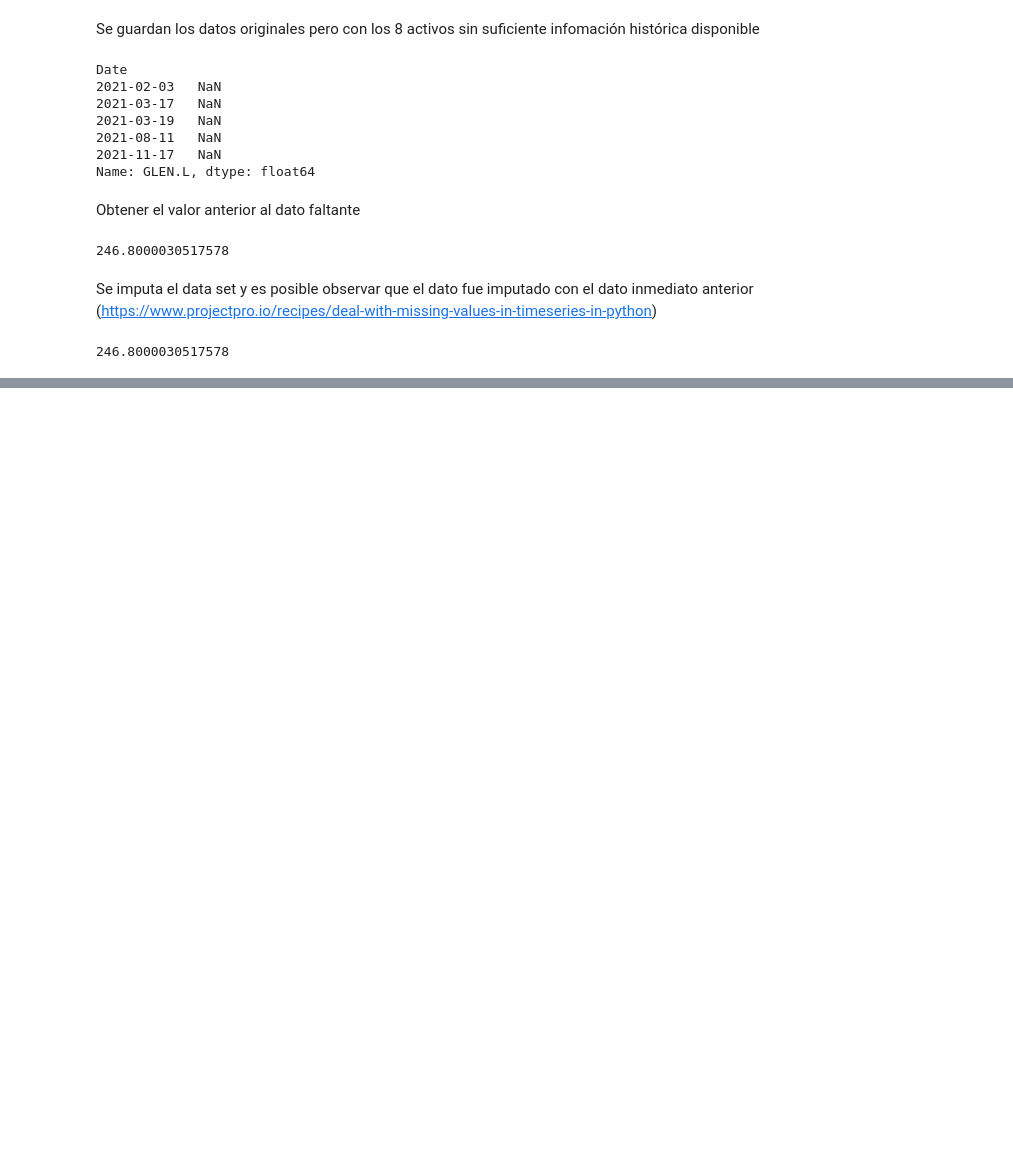
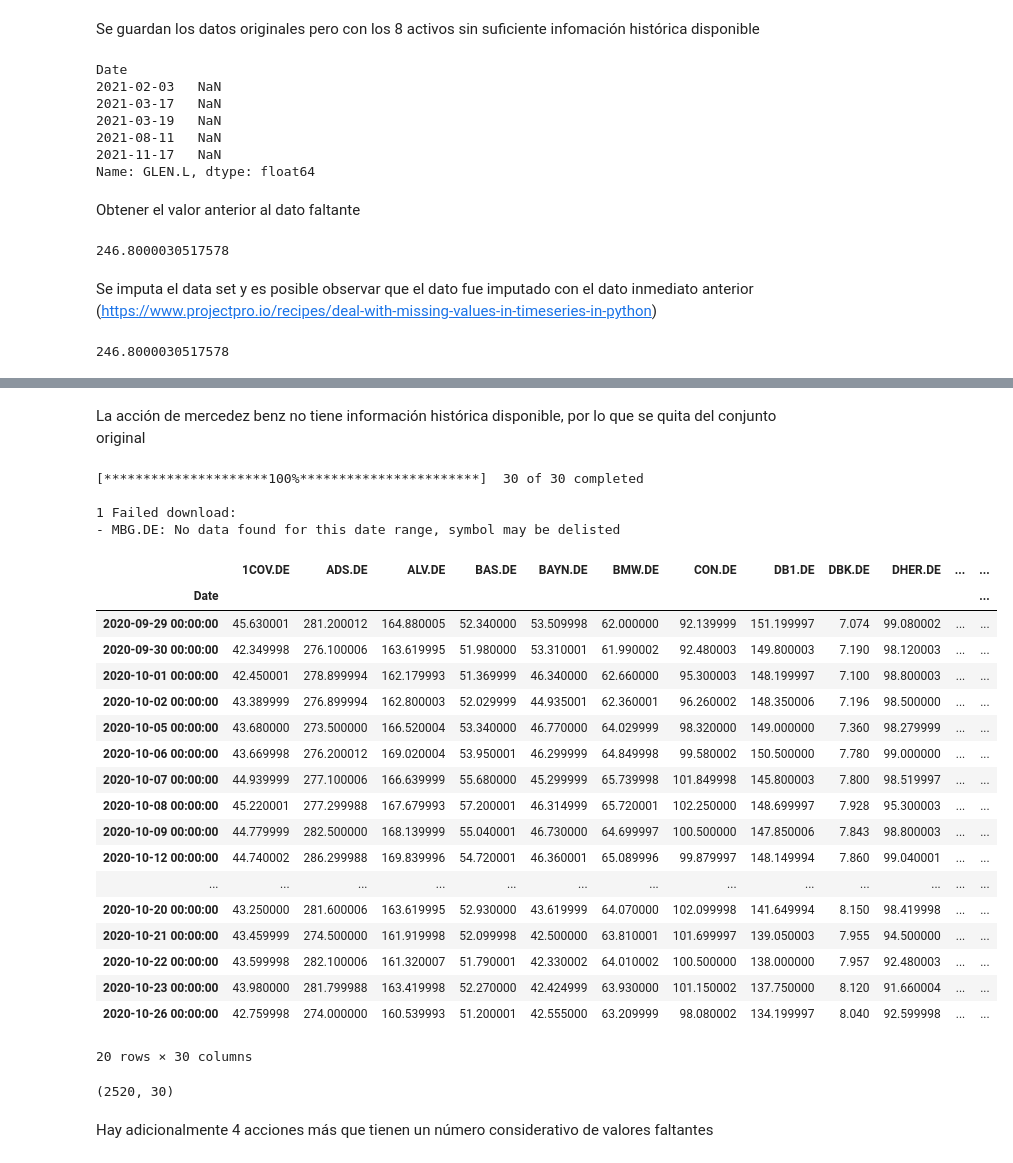
Before and after one commit to jduarte00/tesis, a Jupyter notebook: DataSets.ipynb, the cells around one changed output, grey strips where cells are left out. Cells and saved outputs as stored; diff of their text form; code cells hidden in the pictures; blank space fills up the shorter version.

```diff
--- a/DataSets.ipynb
+++ b/DataSets.ipynb
@@ -456,0 +501,4 @@ ftse_100_original_close['GLEN.L'].ffill()['2021-02-03']
+# %%
+resp = requests.get('https://en.wikipedia.org/wiki/DAX')
+soup = bs.BeautifulSoup(resp.text, 'lxml')
+table = soup.find(id="constituents")
@@ -456,0 +523,43 @@ ftse_100_original_close['GLEN.L'].ffill()['2021-02-03']
+# %%
+tickers_dax = []
+for row in table.findAll('tr')[1:]:
+    ticker = row.findAll('td')[3].text
+    tickers_dax.append(ticker)
+# %% [markdown]
+La acción de mercedez benz no tiene información histórica disponible, por lo que se quita del conjunto original
+# %%
+dax_30_original = yf.download(tickers_dax, "2012-01-01", "2021-12-12")
+# %% [output]
+[*********************100%***********************]  30 of 30 completed
+
+1 Failed download:
+- MBG.DE: No data found for this date range, symbol may be delisted
+# %%
+dax_30_original_close = dax_30_original['Close']
+dax_30_original_close.head(20)
+# %% [output]
+|  | 1COV.DE | ADS.DE | ALV.DE | BAS.DE | BAYN.DE | BMW.DE | CON.DE | DB1.DE | DBK.DE | DHER.DE | ... | ... |
+| Date |  |  |  |  |  |  |  |  |  |  |  | ... |
+| 2020-09-29 00:00:00 | 45.630001 | 281.200012 | 164.880005 | 52.340000 | 53.509998 | 62.000000 | 92.139999 | 151.199997 | 7.074 | 99.080002 | ... | ... |
+| 2020-09-30 00:00:00 | 42.349998 | 276.100006 | 163.619995 | 51.980000 | 53.310001 | 61.990002 | 92.480003 | 149.800003 | 7.190 | 98.120003 | ... | ... |
+| 2020-10-01 00:00:00 | 42.450001 | 278.899994 | 162.179993 | 51.369999 | 46.340000 | 62.660000 | 95.300003 | 148.199997 | 7.100 | 98.800003 | ... | ... |
+| 2020-10-02 00:00:00 | 43.389999 | 276.899994 | 162.800003 | 52.029999 | 44.935001 | 62.360001 | 96.260002 | 148.350006 | 7.196 | 98.500000 | ... | ... |
+| 2020-10-05 00:00:00 | 43.680000 | 273.500000 | 166.520004 | 53.340000 | 46.770000 | 64.029999 | 98.320000 | 149.000000 | 7.360 | 98.279999 | ... | ... |
+| 2020-10-06 00:00:00 | 43.669998 | 276.200012 | 169.020004 | 53.950001 | 46.299999 | 64.849998 | 99.580002 | 150.500000 | 7.780 | 99.000000 | ... | ... |
+| 2020-10-07 00:00:00 | 44.939999 | 277.100006 | 166.639999 | 55.680000 | 45.299999 | 65.739998 | 101.849998 | 145.800003 | 7.800 | 98.519997 | ... | ... |
+| 2020-10-08 00:00:00 | 45.220001 | 277.299988 | 167.679993 | 57.200001 | 46.314999 | 65.720001 | 102.250000 | 148.699997 | 7.928 | 95.300003 | ... | ... |
+| 2020-10-09 00:00:00 | 44.779999 | 282.500000 | 168.139999 | 55.040001 | 46.730000 | 64.699997 | 100.500000 | 147.850006 | 7.843 | 98.800003 | ... | ... |
+| 2020-10-12 00:00:00 | 44.740002 | 286.299988 | 169.839996 | 54.720001 | 46.360001 | 65.089996 | 99.879997 | 148.149994 | 7.860 | 99.040001 | ... | ... |
+| ... | ... | ... | ... | ... | ... | ... | ... | ... | ... | ... | ... | ... |
+| 2020-10-20 00:00:00 | 43.250000 | 281.600006 | 163.619995 | 52.930000 | 43.619999 | 64.070000 | 102.099998 | 141.649994 | 8.150 | 98.419998 | ... | ... |
+| 2020-10-21 00:00:00 | 43.459999 | 274.500000 | 161.919998 | 52.099998 | 42.500000 | 63.810001 | 101.699997 | 139.050003 | 7.955 | 94.500000 | ... | ... |
+| 2020-10-22 00:00:00 | 43.599998 | 282.100006 | 161.320007 | 51.790001 | 42.330002 | 64.010002 | 100.500000 | 138.000000 | 7.957 | 92.480003 | ... | ... |
+| 2020-10-23 00:00:00 | 43.980000 | 281.799988 | 163.419998 | 52.270000 | 42.424999 | 63.930000 | 101.150002 | 137.750000 | 8.120 | 91.660004 | ... | ... |
+| 2020-10-26 00:00:00 | 42.759998 | 274.000000 | 160.539993 | 51.200001 | 42.555000 | 63.209999 | 98.080002 | 134.199997 | 8.040 | 92.599998 | ... | ... |
+20 rows × 30 columns
+# %%
+dax_30_original_close.shape
+# %% [output]
+(2520, 30)
+# %% [markdown]
+Hay adicionalmente 4 acciones más que tienen un número considerativo de valores faltantes
```
Also changed, not shown: parts of 60 cells of this notebook, 8 other files.
